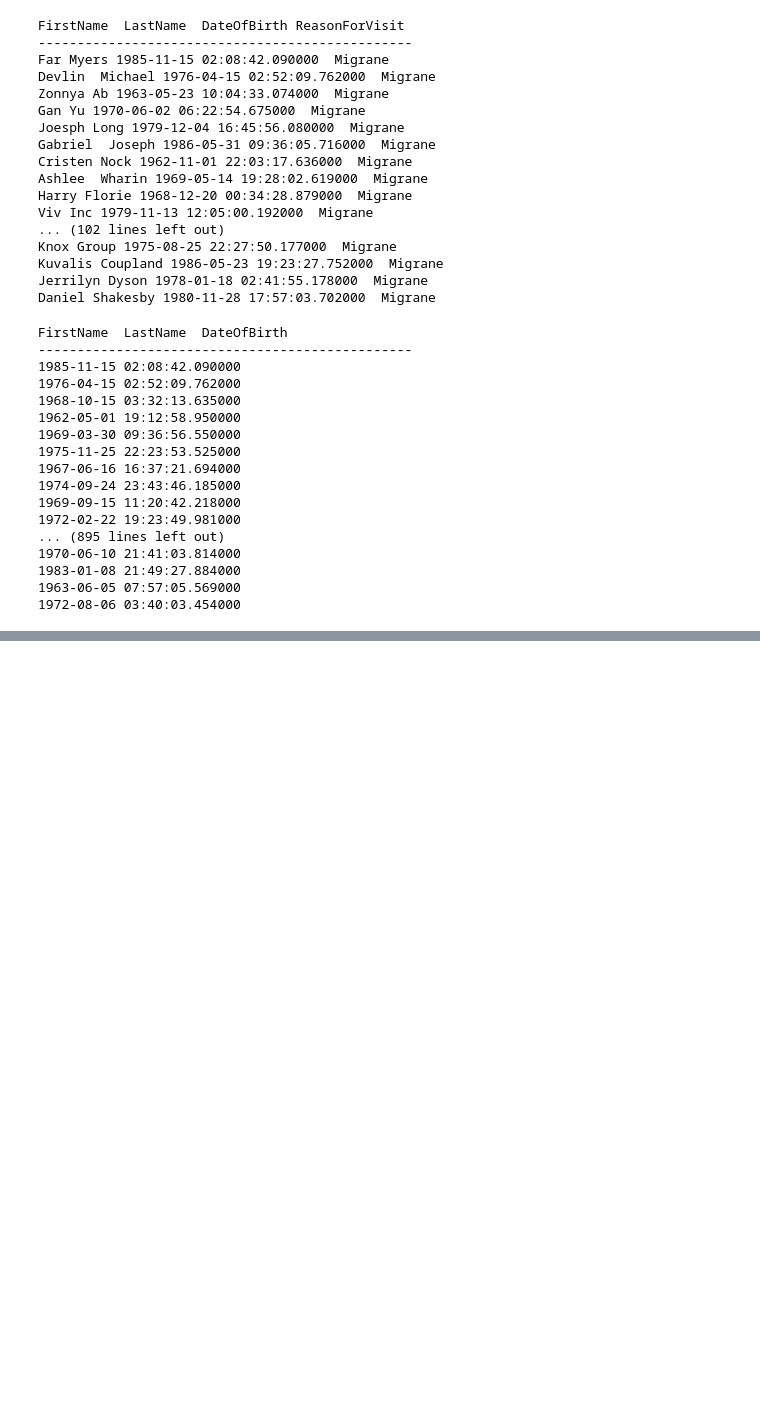
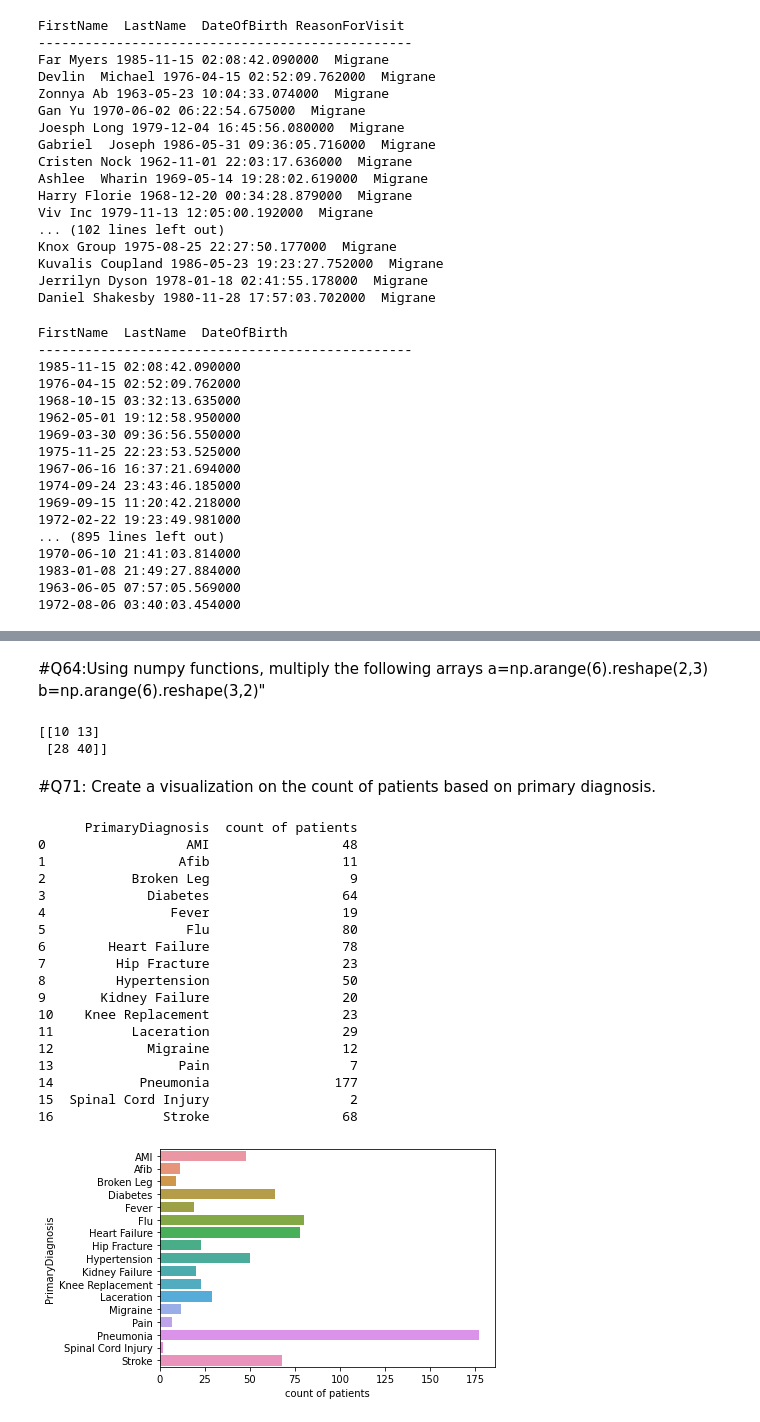
Before and after one commit to Madhusmitagiri/PYTHON_PANDAS, a Jupyter notebook: PYTHON_PANDAS_HACKATHON_SEP2022.ipynb, the cells around one changed output, grey strips where cells are left out. Cells and saved outputs as stored; diff of their text form; code cells hidden in the pictures; blank space fills up the shorter version.

```diff
--- a/PYTHON_PANDAS_HACKATHON_SEP2022.ipynb
+++ b/PYTHON_PANDAS_HACKATHON_SEP2022.ipynb
@@ -699,0 +815,44 @@ print( str(a_6_5[2,0]) + " ," + str(a_6_5[2,1]) + "," + str(a_6_5[3,0])  + "," +
+# %% [markdown]
+#Q64:Using numpy functions, multiply the following arrays a=np.arange(6).reshape(2,3) b=np.arange(6).reshape(3,2)"
+# %%
+import pandas as pd
+import numpy as np
+a = np.arange(6).reshape((2, 3))
+b = np.arange(6).reshape((3,2))
+print(np.dot(a, b))
+# %% [output]
+[[10 13]
+ [28 40]]
+# %% [markdown]
+#Q71: Create a visualization on the count of patients based on primary diagnosis.
+# %%
+import pandas as pd
+data=pd.read_excel("HospitalDatabase.xlsx",sheet_name="Discharges", usecols=['PatientID','PrimaryDiagnosis'])
+grouped_multiple = data.groupby(['PrimaryDiagnosis']).agg({'PatientID': ['count']})
+grouped_multiple.columns = ['count of patients']
+grouped_multiple = grouped_multiple.reset_index()
+print(grouped_multiple)
+import seaborn as sns
+import matplotlib.pyplot as plt
+sns.barplot(y='PrimaryDiagnosis', x='count of patients', data=grouped_multiple)
+plt.show()
+# %% [output]
+      PrimaryDiagnosis  count of patients
+0                  AMI                 48
+1                 Afib                 11
+2           Broken Leg                  9
+3             Diabetes                 64
+4                Fever                 19
+5                  Flu                 80
+6        Heart Failure                 78
+7         Hip Fracture                 23
+8         Hypertension                 50
+9       Kidney Failure                 20
+10    Knee Replacement                 23
+11          Laceration                 29
+12            Migraine                 12
+13                Pain                  7
+14           Pneumonia                177
+15  Spinal Cord Injury                  2
+16              Stroke                 68
+[figure, added]
```
Also changed, not shown: parts of 56 cells of this notebook.
